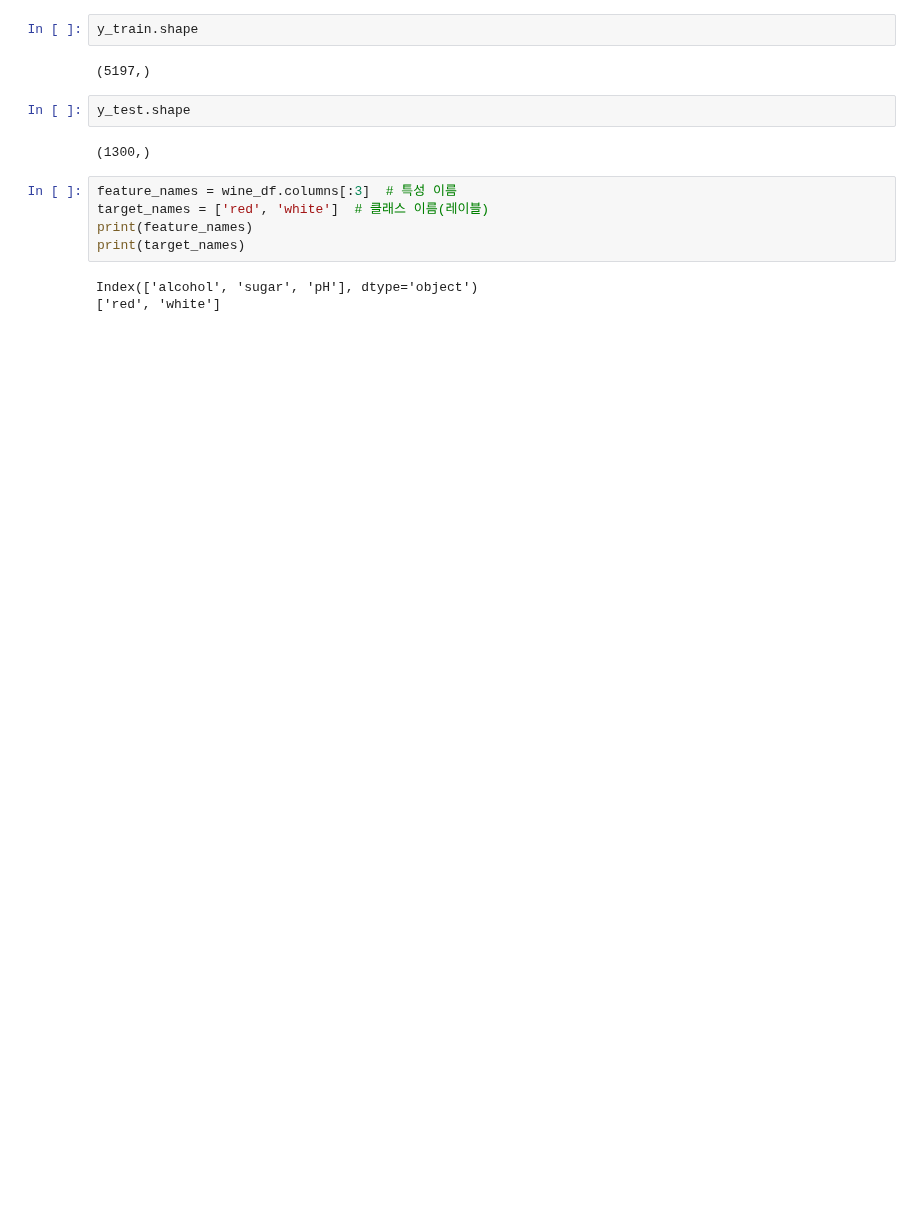
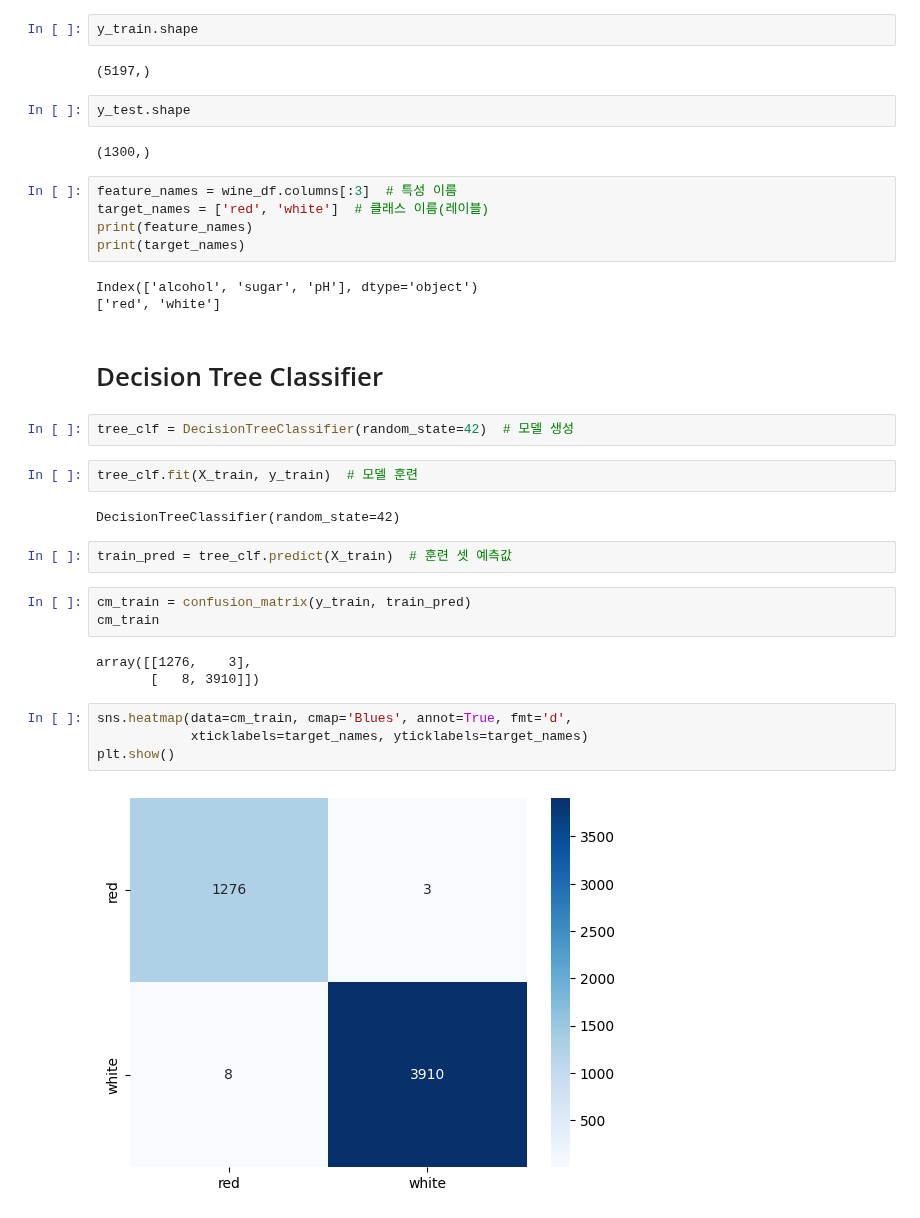
Before and after one commit to JakeOh/202505_BD50, a Jupyter notebook: lab_da/ml10_decision_tree.ipynb, the cells around one changed output. Saved outputs shown, nothing was run; the diff lists cells and outputs as text; blank space fills up the shorter version.

Commit message:
decision tree

```diff
--- a/lab_da/ml10_decision_tree.ipynb
+++ b/lab_da/ml10_decision_tree.ipynb
@@ -125,3 +125,25 @@ print(target_names)
 # %% [output]
 Index(['alcohol', 'sugar', 'pH'], dtype='object')
 ['red', 'white']
+# %% [markdown]
+# Decision Tree Classifier
+# %%
+tree_clf = DecisionTreeClassifier(random_state=42)  # 모델 생성
+# %%
+tree_clf.fit(X_train, y_train)  # 모델 훈련
+# %% [output]
+DecisionTreeClassifier(random_state=42)
+# %%
+train_pred = tree_clf.predict(X_train)  # 훈련 셋 예측값
+# %%
+cm_train = confusion_matrix(y_train, train_pred)
+cm_train
+# %% [output]
+array([[1276,    3],
+       [   8, 3910]])
+# %%
+sns.heatmap(data=cm_train, cmap='Blues', annot=True, fmt='d',
+            xticklabels=target_names, yticklabels=target_names)
+plt.show()
+# %% [output]
+[figure, added]
```
Also changed, not shown: parts of 8 cells of this notebook.
